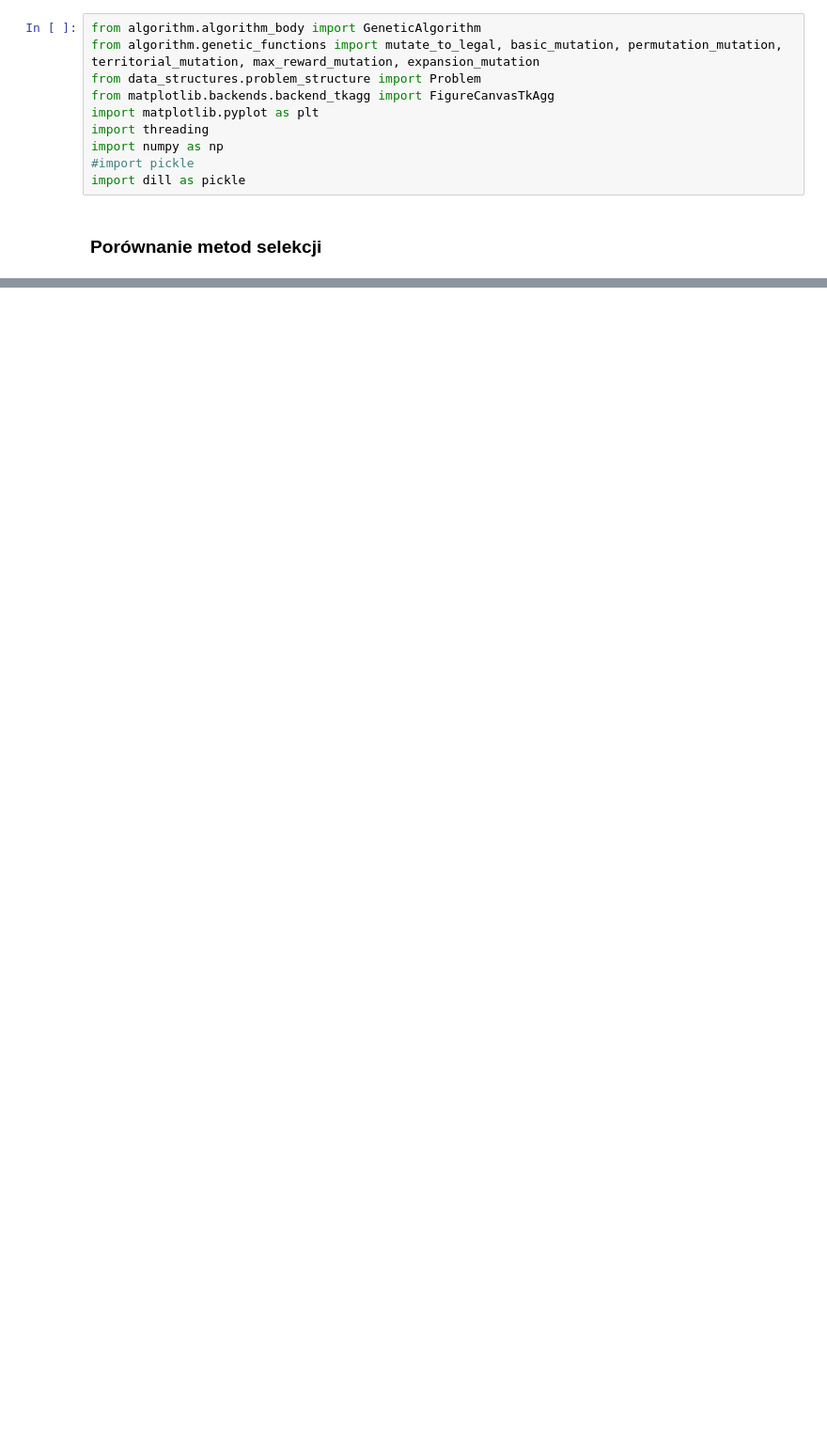
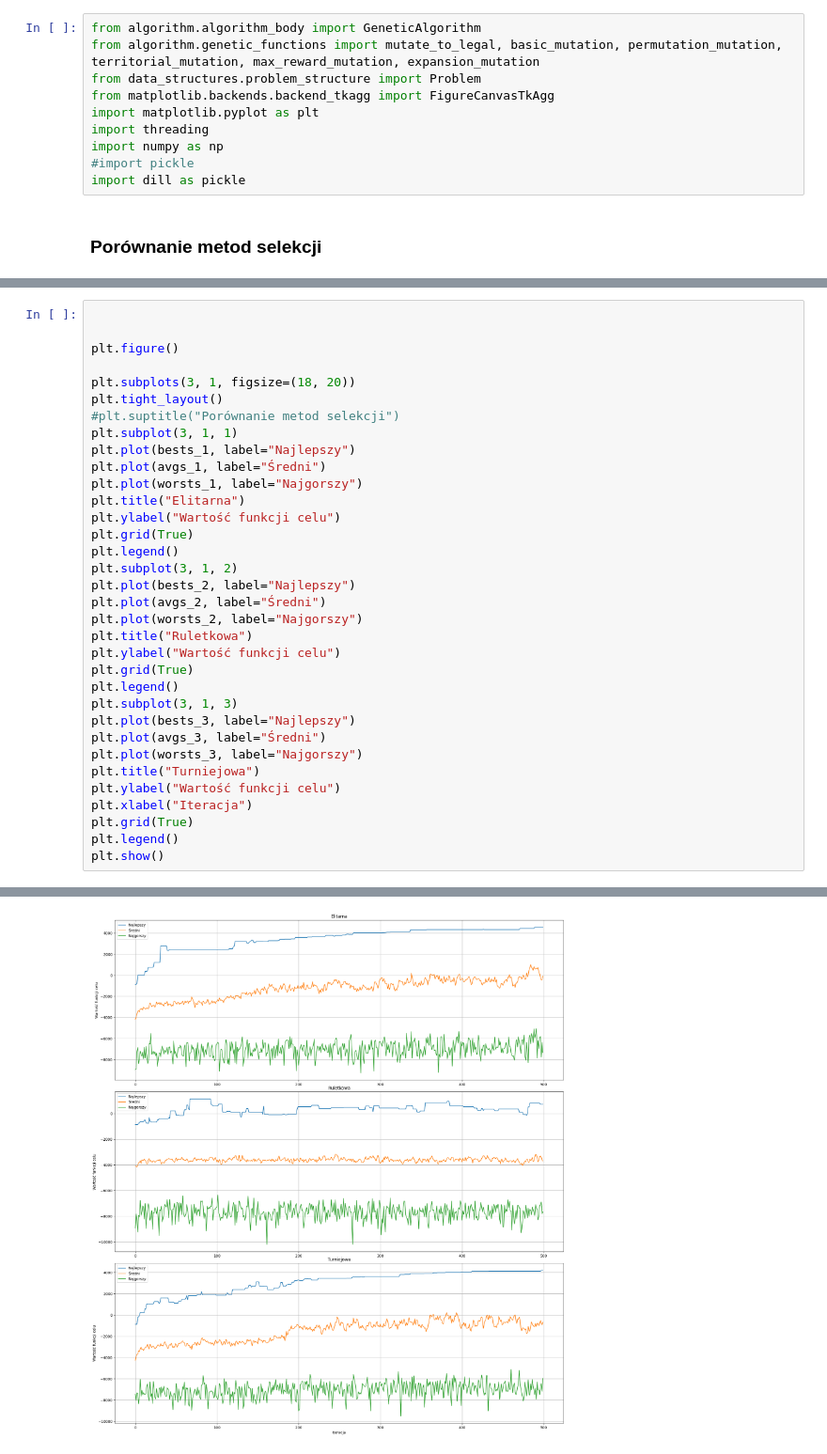
Before and after one commit to p-kocur/GA_forest, a Jupyter notebook: creating_tests.ipynb, the cells around one changed output, grey strips where cells are left out. Shown at 94% size. Saved outputs shown, nothing was run; the diff lists cells and outputs as text; blank space fills up the shorter version.

```diff
--- a/creating_tests.ipynb
+++ b/creating_tests.ipynb
@@ -131,0 +100,35 @@ Generation: 499, Best fitness: 117770.00, Worst fitness: 97620.00, Avg fitness:
+# %%
+
+
+plt.figure()
+
+plt.subplots(3, 1, figsize=(18, 20))
+plt.tight_layout()
+#plt.suptitle("Porównanie metod selekcji")
+plt.subplot(3, 1, 1)
+plt.plot(bests_1, label="Najlepszy")
+plt.plot(avgs_1, label="Średni")
+plt.plot(worsts_1, label="Najgorszy")
+plt.title("Elitarna")
+plt.ylabel("Wartość funkcji celu")
+plt.grid(True)
+plt.legend()
+plt.subplot(3, 1, 2)
+plt.plot(bests_2, label="Najlepszy")
+plt.plot(avgs_2, label="Średni")
+plt.plot(worsts_2, label="Najgorszy")
+plt.title("Ruletkowa")
+plt.ylabel("Wartość funkcji celu")
+plt.grid(True)
+plt.legend()
+plt.subplot(3, 1, 3)
+plt.plot(bests_3, label="Najlepszy")
+plt.plot(avgs_3, label="Średni")
+plt.plot(worsts_3, label="Najgorszy")
+plt.title("Turniejowa")
+plt.ylabel("Wartość funkcji celu")
+plt.xlabel("Iteracja")
+plt.grid(True)
+plt.legend()
+plt.show()
+# %% [output]
@@ -131,0 +136 @@ Generation: 499, Best fitness: 117770.00, Worst fitness: 97620.00, Avg fitness:
+[figure, added]
```
Also changed, not shown: parts of 8 cells of this notebook, 6 other files.
